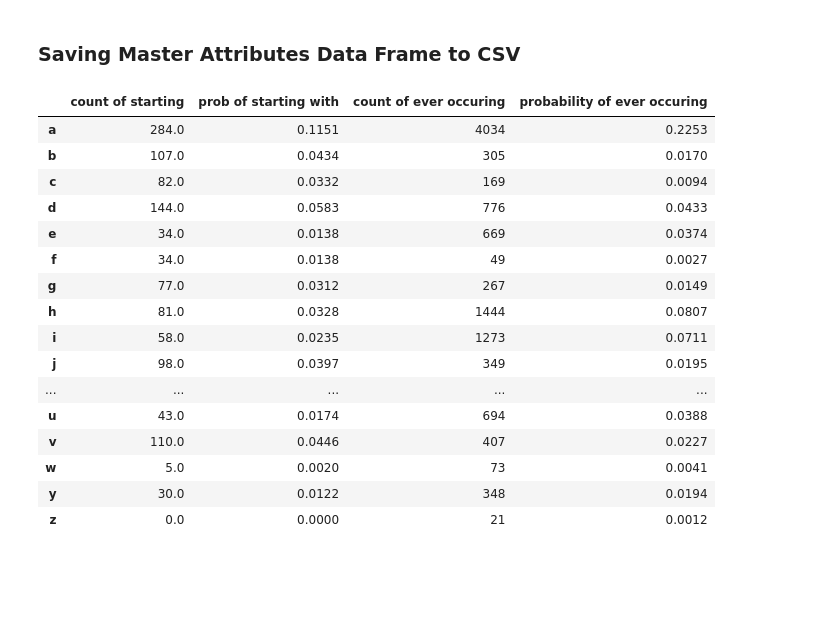
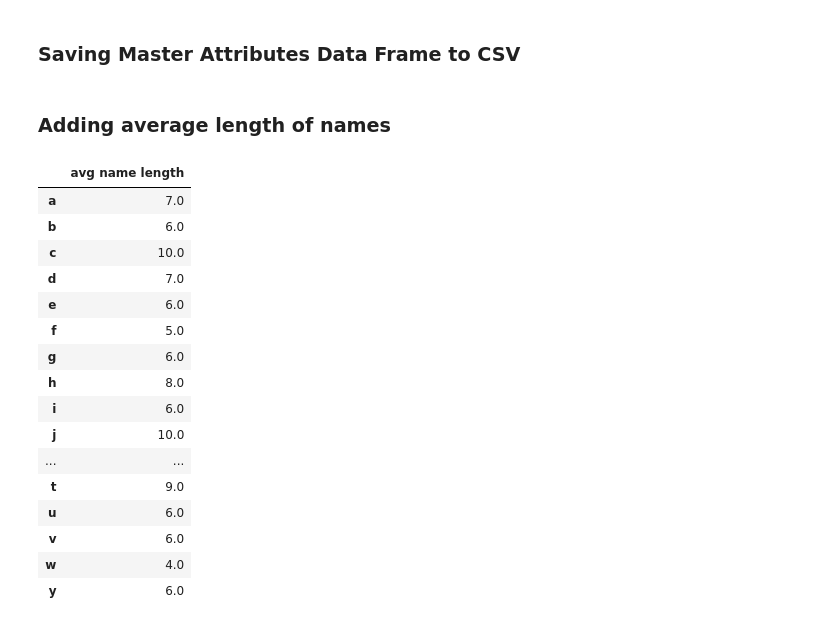
Before and after one commit to devatanu/pynames, a Jupyter notebook: pynames.ipynb, the cells around one changed output. Saved outputs shown, nothing was run; the diff lists cells and outputs as text; code cells hidden in the pictures; blank space fills up the shorter version.

Commit message:
length attributes added
length attributes added / however, array value could not be added ... had to take average instead of mode

```diff
--- a/pynames.ipynb
+++ b/pynames.ipynb
@@ -241,24 +241,38 @@ madf
 # %% [markdown]
 ### Saving Master Attributes Data Frame to CSV
 # %%
-madf = madf.fillna(0)
+madf = madf.fillna(0) #filling 0 into nan
 madf
-#madf.to_csv('master_attributes_dataframe.csv')
+madf.to_csv('master_attributes_dataframe.csv') #write dataframe to file
-# %% [output]
-|  | count of starting | prob of starting with | count of ever occuring | probability of ever occuring |
-| a | 284.0 | 0.1151 | 4034 | 0.2253 |
-| b | 107.0 | 0.0434 | 305 | 0.0170 |
-| c | 82.0 | 0.0332 | 169 | 0.0094 |
-| d | 144.0 | 0.0583 | 776 | 0.0433 |
-| e | 34.0 | 0.0138 | 669 | 0.0374 |
-| f | 34.0 | 0.0138 | 49 | 0.0027 |
-| g | 77.0 | 0.0312 | 267 | 0.0149 |
-| h | 81.0 | 0.0328 | 1444 | 0.0807 |
-| i | 58.0 | 0.0235 | 1273 | 0.0711 |
-| j | 98.0 | 0.0397 | 349 | 0.0195 |
-| ... | ... | ... | ... | ... |
-| u | 43.0 | 0.0174 | 694 | 0.0388 |
-| v | 110.0 | 0.0446 | 407 | 0.0227 |
-| w | 5.0 | 0.0020 | 73 | 0.0041 |
-| y | 30.0 | 0.0122 | 348 | 0.0194 |
-| z | 0.0 | 0.0000 | 21 | 0.0012 |
+# %% [markdown]
+### Adding average length of names
+# %%
+# create a distribution for length of names starting with a particular alphabet
+lenhist = {} #histogram of count of first alphabet
+lengths = []
+for i in names:
+    fa = i[0][0] #identify the first alphabet
+    lenhist[fa] = round((lenhist.get(fa, 0) + len(i[0]))/2,0) #increment element fa by the length of current word
+lenhist
+
+lendf = pd.DataFrame.from_dict(lenhist, orient='index') #convert dictionary to dataframe
+lendf.columns =['avg name length'] #rename the column header to 'avg name length'
+lendf
+# %% [output]
+|  | avg name length |
+| a | 7.0 |
+| b | 6.0 |
+| c | 10.0 |
+| d | 7.0 |
+| e | 6.0 |
+| f | 5.0 |
+| g | 6.0 |
+| h | 8.0 |
+| i | 6.0 |
+| j | 10.0 |
+| ... | ... |
+| t | 9.0 |
+| u | 6.0 |
+| v | 6.0 |
+| w | 4.0 |
+| y | 6.0 |
```
Also changed, not shown: parts of 2 cells of this notebook, 1 other file.
